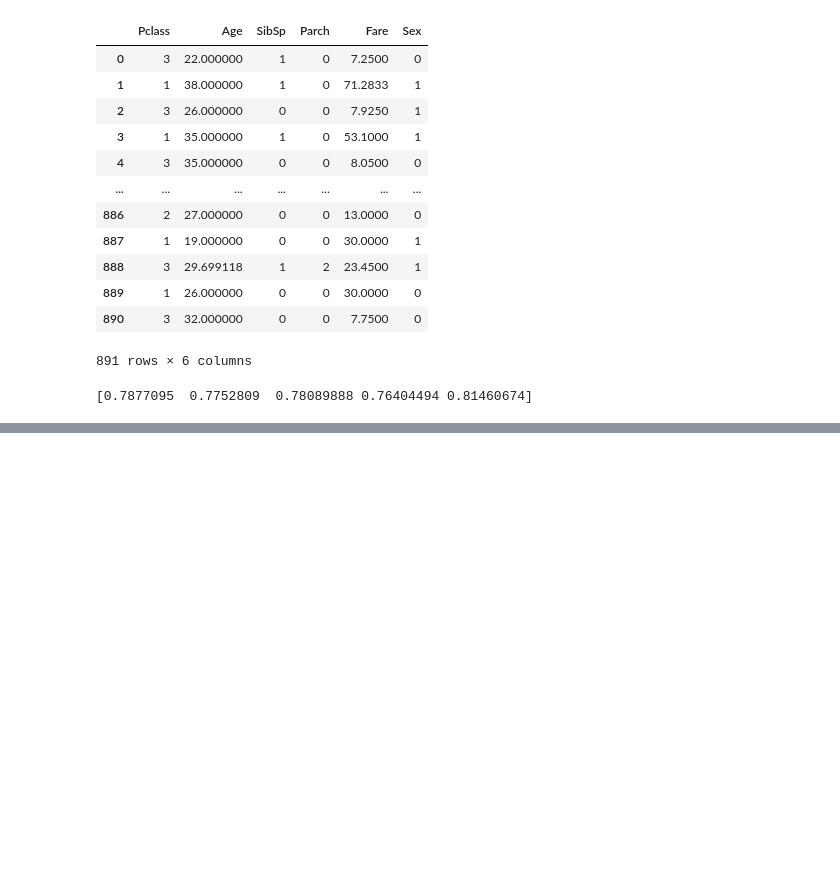
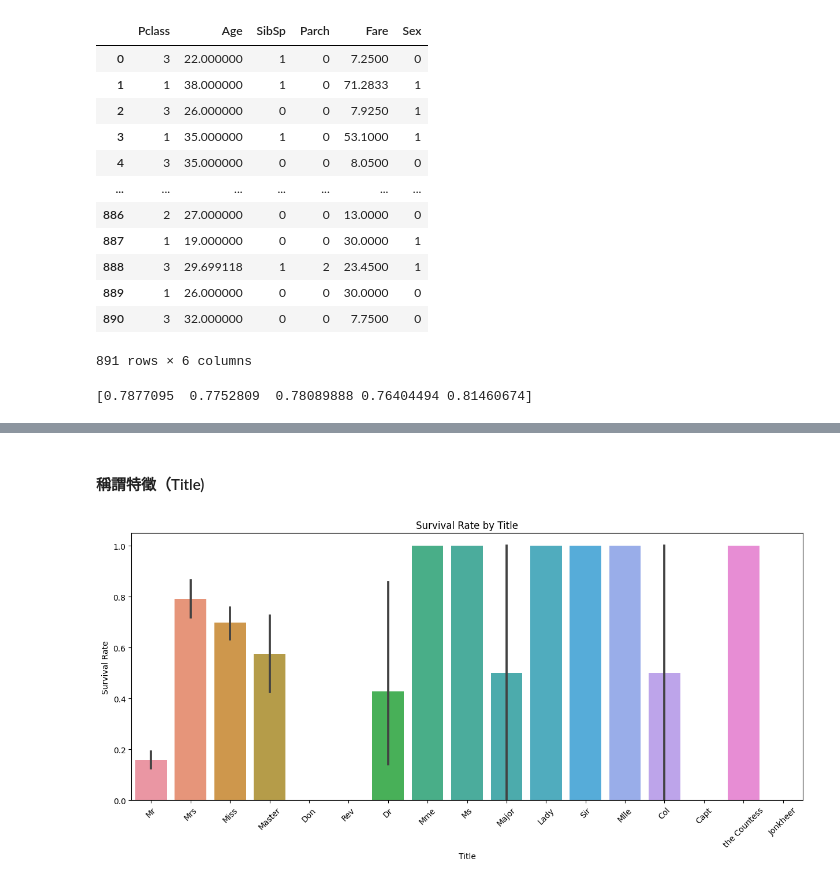
Before and after one commit to bomb1000/titanic-analysis, a Jupyter notebook: 專題實作_01_鐵達尼號生存預測.ipynb, the cells around one changed output, grey strips where cells are left out. Drawn from its saved outputs; the diff is of its cells as text; code cells hidden in the pictures; blank space fills up the shorter version.

```diff
--- a/專題實作_01_鐵達尼號生存預測.ipynb
+++ b/專題實作_01_鐵達尼號生存預測.ipynb
@@ -187,0 +198,6 @@ print(scores)
+# %%
+import pandas as pd
+df = pd.read_csv('https://raw.githubusercontent.com/dsindy/kaggle-titanic/master/data/train.csv')
+# df['Sex'] = df['Sex'].replace({'male': 0, 'female': 1})
+
+display(df)
@@ -187,0 +326,12 @@ print(scores)
+# %%
+# Extracting title from the 'Name' column
+df['Title'] = df['Name'].apply(lambda x: x.split(',')[1].split('.')[0].strip())
+
+# Creating a family size feature by adding 'SibSp' and 'Parch' columns
+df['FamilySize'] = df['SibSp'] + df['Parch'] + 1
+
+# Extracting ticket prefix as a new feature
+df['TicketPrefix'] = df['Ticket'].apply(lambda x: x.split()[0] if len(x.split()) > 1 else 'None')
+
+# Checking the new features
+df[['Title', 'FamilySize', 'TicketPrefix']].head()
@@ -187,0 +345,16 @@ print(scores)
+# %% [markdown]
+#### 稱謂特徵（Title)
+# %%
+import seaborn as sns
+import matplotlib.pyplot as plt
+
+# Plotting the survival rate based on the 'Title' feature
+plt.figure(figsize=(15, 6))
+sns.barplot(x='Title', y='Survived', data=df)
+plt.xticks(rotation=45)
+plt.title('Survival Rate by Title')
+plt.ylabel('Survival Rate')
+plt.xlabel('Title')
+plt.show()
+# %% [output]
+[figure, added]
```
Also changed, not shown: parts of 29 cells of this notebook.
